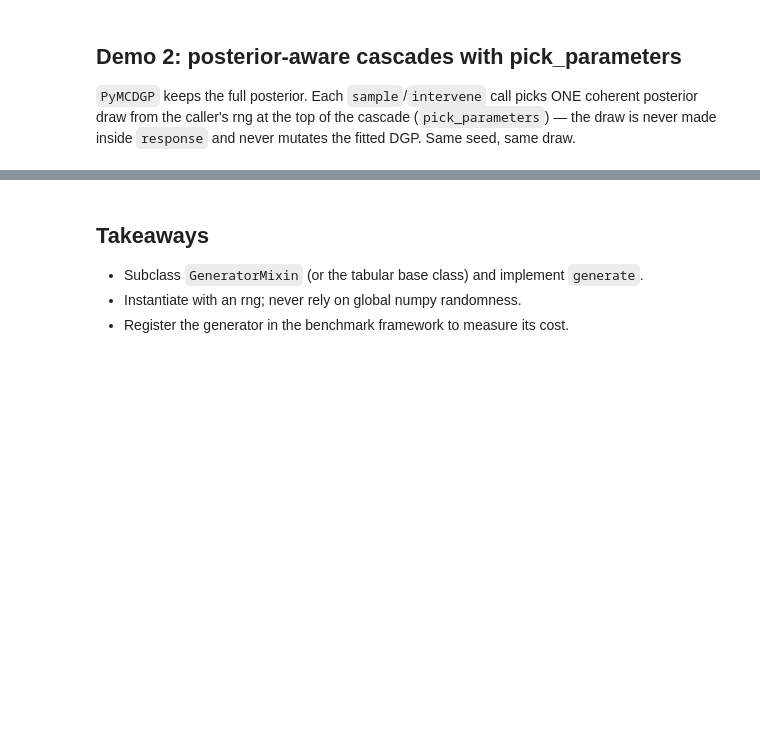
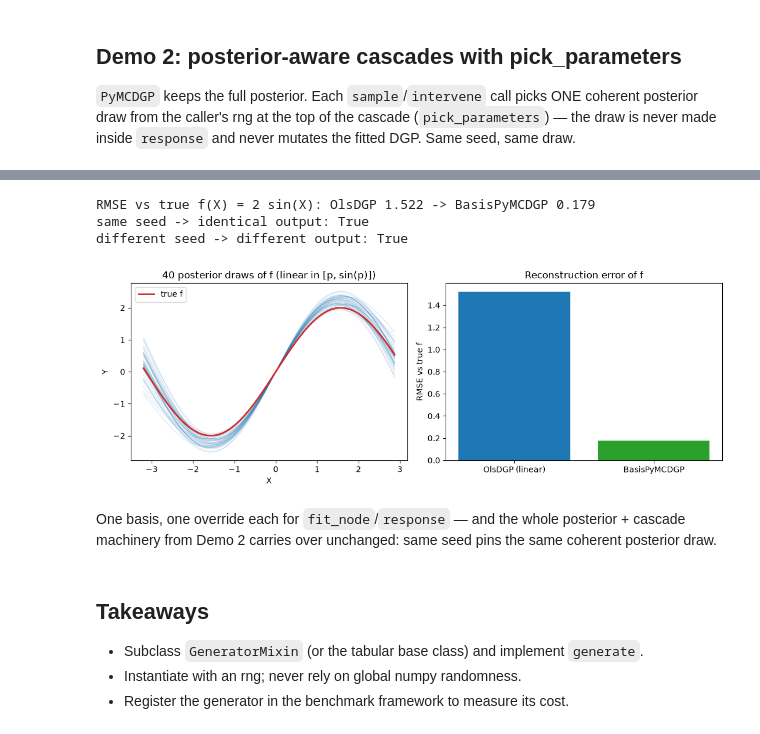
Before and after one commit to Fraunhofer-IESE/badgers, a Jupyter notebook: docs/dev/Create-New-Tabular-Generators.ipynb, the cells around one changed output, grey strips where cells are left out. Saved outputs shown, nothing was run; the diff lists cells and outputs as text; code cells hidden in the pictures; blank space fills up the shorter version.

```diff
--- a/docs/dev/Create-New-Tabular-Generators.ipynb
+++ b/docs/dev/Create-New-Tabular-Generators.ipynb
@@ -339,3 +566,47 @@ assert not np.allclose(Xt2, Xt3)
+# %%
+# verify: posterior-MEAN response tracks the true f much better than linear OLS
+Phi_grid = np.column_stack([grid, np.sin(grid)])
+pred = Phi_grid @ bayes_dgp._beta['Y'].mean(axis=0)
+truth = 2.0 * np.sin(grid).ravel()
+rmse_bayes = float(np.sqrt(np.mean((pred - truth) ** 2)))
+print(f'RMSE vs true f(X) = 2 sin(X): OlsDGP {rmse["OlsDGP (linear)"]:.3f} -> BasisPyMCDGP {rmse_bayes:.3f}')
+assert rmse_bayes < rmse['OlsDGP (linear)']
+
+# the posterior machinery still works end-to-end: sample + pick_parameters pinning
+Xs1 = bayes_dgp.sample(rng=np.random.default_rng(seed), n=100)
+Xs2 = bayes_dgp.sample(rng=np.random.default_rng(seed), n=100)
+Xs3 = bayes_dgp.sample(rng=np.random.default_rng(seed + 1), n=100)
+print('same seed -> identical output:', np.allclose(Xs1, Xs2))
+print('different seed -> different output:', not np.allclose(Xs2, Xs3))
+assert np.allclose(Xs1, Xs2)
+assert not np.allclose(Xs2, Xs3)
+# %% [output]
+RMSE vs true f(X) = 2 sin(X): OlsDGP 1.522 -> BasisPyMCDGP 0.179
+same seed -> identical output: True
+different seed -> different output: True
+# %%
+# viz demo 2: what the posterior knows about f
+fig, axes = plt.subplots(1, 2, figsize=(11, 4))
+g = np.linspace(Xnl[:, 0].min(), Xnl[:, 0].max(), 100)
+for b in bayes_dgp._beta['Y'][:40]:
+    axes[0].plot(g, b[0] * g + b[1] * np.sin(g), color='C0', alpha=0.15, lw=1)
+axes[0].plot(g, 2.0 * np.sin(g), color='C3', lw=2, label='true f')
+axes[0].set_title('40 posterior draws of f (linear in [p, sin(p)])')
+axes[0].set_xlabel('X')
+axes[0].set_ylabel('Y')
+axes[0].legend()
+names = ['OlsDGP (linear)', 'BasisPyMCDGP']
+vals = [rmse['OlsDGP (linear)'], rmse_bayes]
+axes[1].bar(names, vals, color=['C0', 'C2'])
+axes[1].set_ylabel('RMSE vs true f')
+axes[1].set_title('Reconstruction error of f')
+plt.tight_layout()
+# %% [output]
+[figure, added]
+# %% [markdown]
+One basis, one override each for `fit_node`/`response` — and the
+whole posterior + cascade machinery from Demo 2 carries over
+unchanged: same seed pins the same coherent posterior draw.
 # %% [markdown]
 ## Takeaways
 
```
Also changed, not shown: parts of 19 cells of this notebook.
